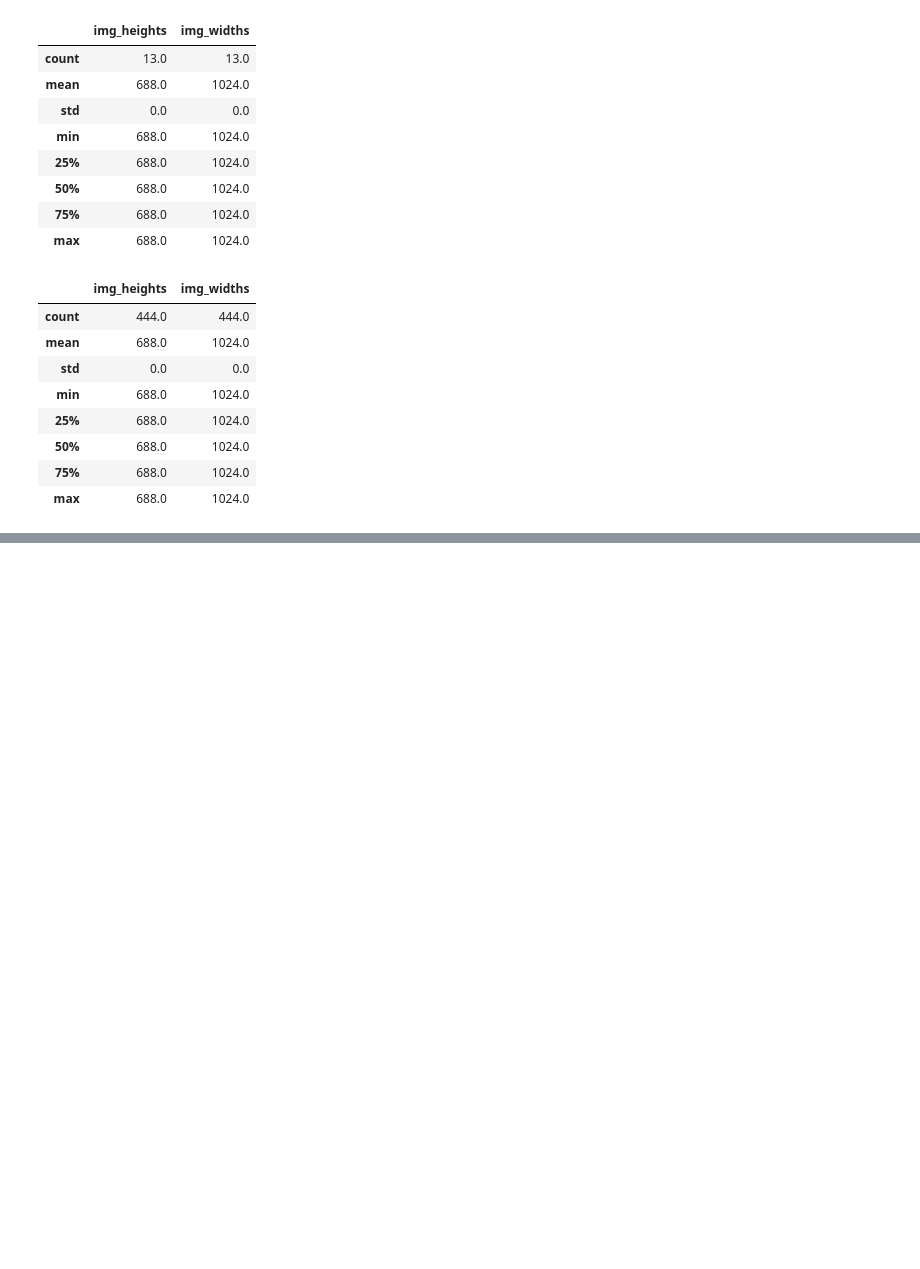
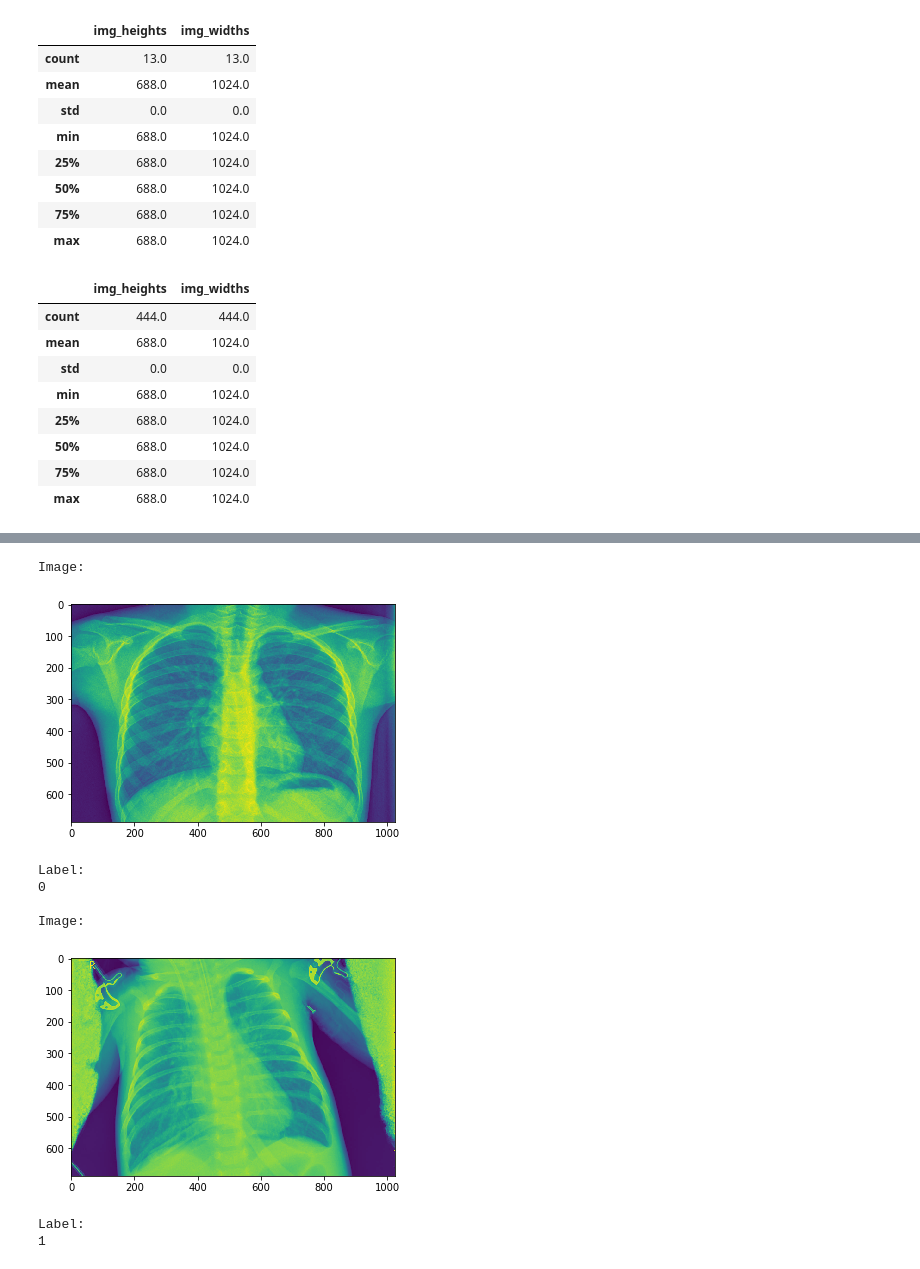
Before and after one commit to khyatimahajan/ml_project_fall_2019, a Jupyter notebook: Step 1 - reading data.ipynb, the cells around one changed output, grey strips where cells are left out. Drawn from its saved outputs; the diff is of its cells as text; code cells hidden in the pictures; blank space fills up the shorter version.

```diff
--- a/Step 1 - reading data.ipynb
+++ b/Step 1 - reading data.ipynb
@@ -332,6 +332,6 @@ for i in range(len(val_images_selected)):
 # %%
 for i in range(len(test_images_selected)):
-    test_images_selected[i].resize((688, 1024), refcheck=False)
+    test_images_selected[i] = cv.resize(test_images_selected[i], (1024, 688))
 # %% [markdown]
 ##### Checking whether resizing worked
 # %%
@@ -402,0 +455,26 @@ test_image_size_info.describe()
+# %%
+# Example testing images
+print('Image:')
+plt.imshow(test_images_selected[0])
+plt.show()
+
+print('Label:')
+print(test_labels_selected[0])
+print()
+
+print('Image:')
+plt.imshow(test_images_selected[-1])
+plt.show()
+
+print('Label:')
+print(test_labels_selected[-1])
+# %% [output]
+Image:
+[figure, added]
+Label:
+0
+
+Image:
+[figure, added]
+Label:
+1
```
Also changed, not shown: parts of 5 cells of this notebook.
